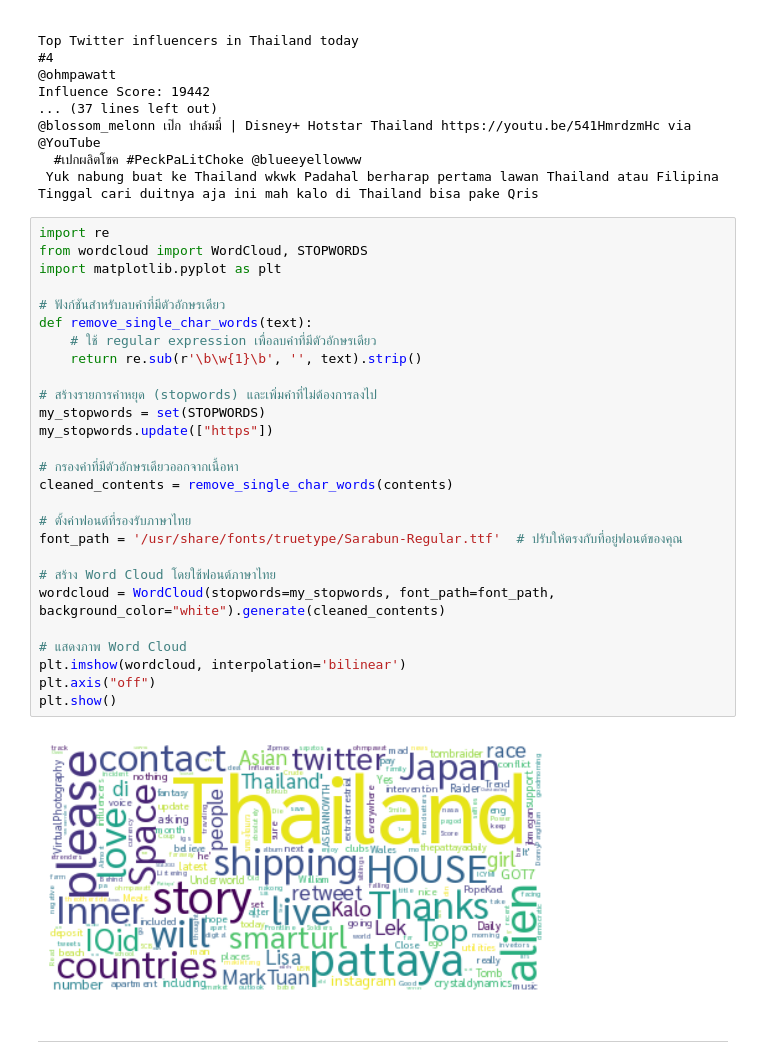
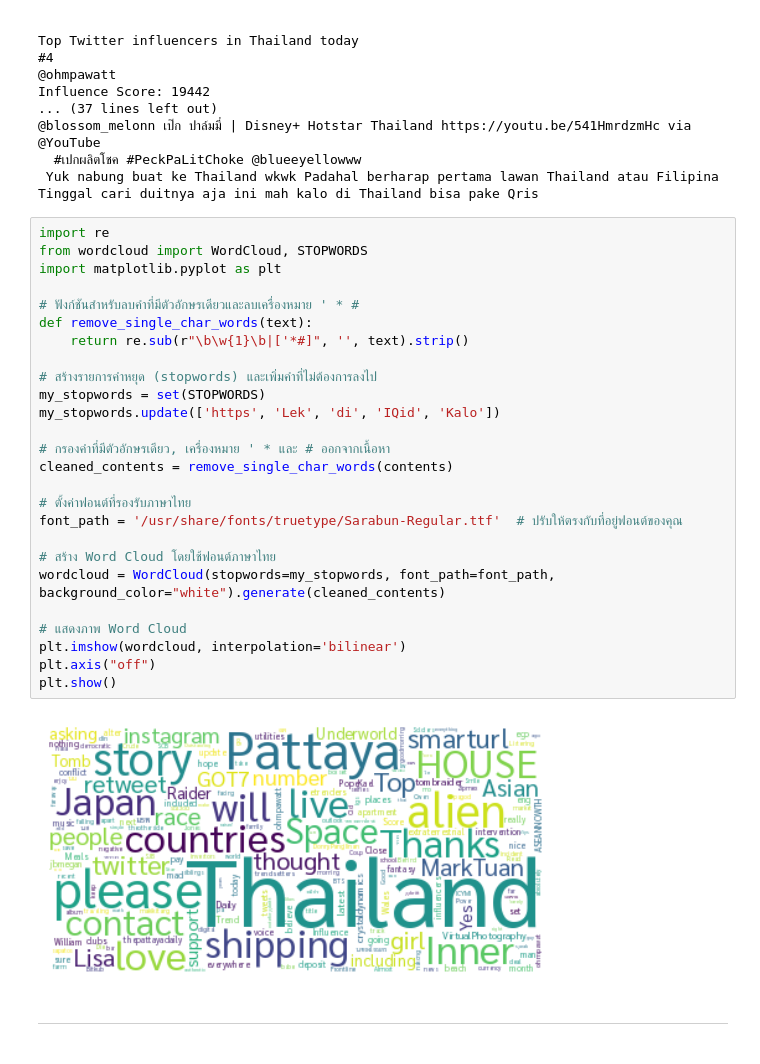
Before and after one commit to punramon/Data-Warehouse-and-Big-Data-Analytics-, a Jupyter notebook: Text_Analytics_อยากเป็นนักเก็ต.ipynb, the cells around one changed output. Cells and saved outputs as stored; diff of their text form.

Commit message:
Text_Analytics (updated)

```diff
--- a/Text_Analytics_อยากเป็นนักเก็ต.ipynb
+++ b/Text_Analytics_อยากเป็นนักเก็ต.ipynb
@@ -400,32 +400,31 @@ Influence Score: 19442
 # %%
 import re
 from wordcloud import WordCloud, STOPWORDS
 import matplotlib.pyplot as plt
 
-# ฟังก์ชันสำหรับลบคำที่มีตัวอักษรเดียว
+# ฟังก์ชันสำหรับลบคำที่มีตัวอักษรเดียวและลบเครื่องหมาย ' * #
 def remove_single_char_words(text):
-    # ใช้ regular expression เพื่อลบคำที่มีตัวอักษรเดียว
-    return re.sub(r'\b\w{1}\b', '', text).strip()
+    return re.sub(r"\b\w{1}\b|['*#]", '', text).strip()
 
 # สร้างรายการคำหยุด (stopwords) และเพิ่มคำที่ไม่ต้องการลงไป
 my_stopwords = set(STOPWORDS)
-my_stopwords.update(["https"])
+my_stopwords.update(['https', 'Lek', 'di', 'IQid', 'Kalo'])
 
-# กรองคำที่มีตัวอักษรเดียวออกจากเนื้อหา
+# กรองคำที่มีตัวอักษรเดียว, เครื่องหมาย ' * และ # ออกจากเนื้อหา
 cleaned_contents = remove_single_char_words(contents)
 
 # ตั้งค่าฟอนต์ที่รองรับภาษาไทย
 font_path = '/usr/share/fonts/truetype/Sarabun-Regular.ttf'  # ปรับให้ตรงกับที่อยู่ฟอนต์ของคุณ
 
 # สร้าง Word Cloud โดยใช้ฟอนต์ภาษาไทย
 wordcloud = WordCloud(stopwords=my_stopwords, font_path=font_path, background_color="white").generate(cleaned_contents)
 
 # แสดงภาพ Word Cloud
 plt.imshow(wordcloud, interpolation='bilinear')
 plt.axis("off")
 plt.show()
 # %% [output]
-[figure, old version]
+[figure, new version]
 # %% [markdown]
 
 
```
Also changed, not shown: parts of 20 cells of this notebook.
